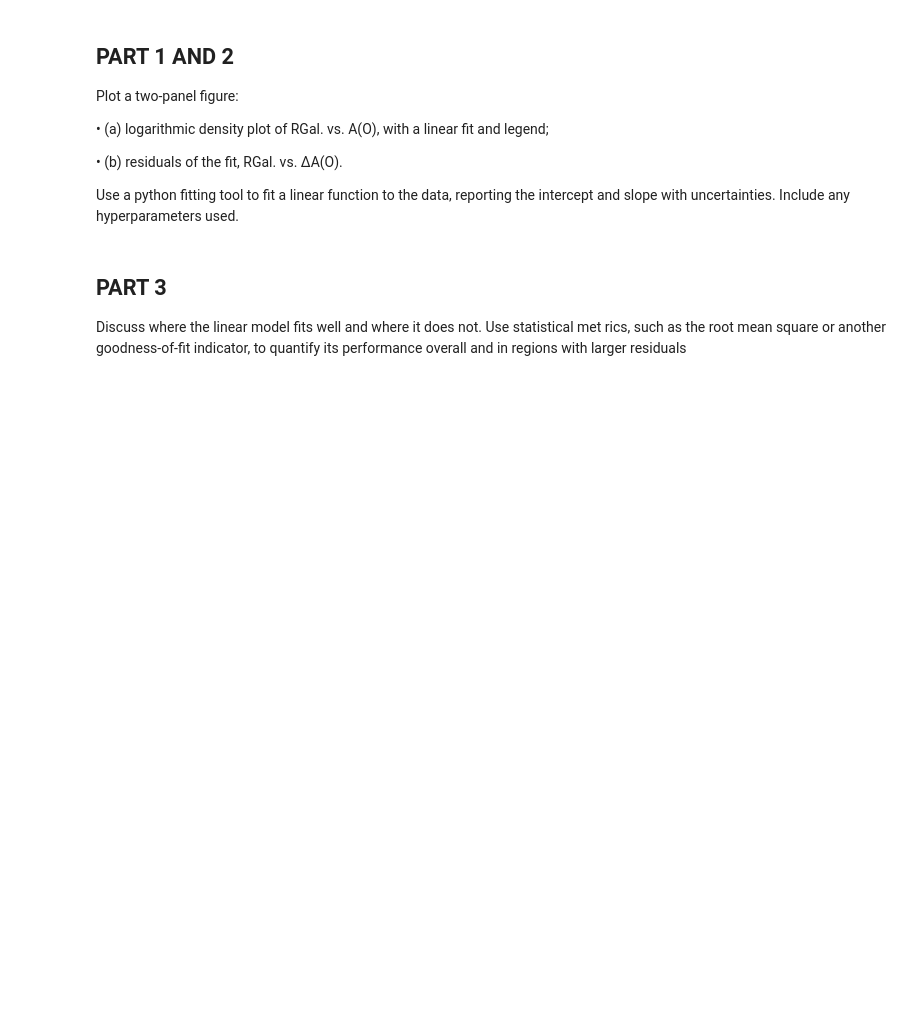
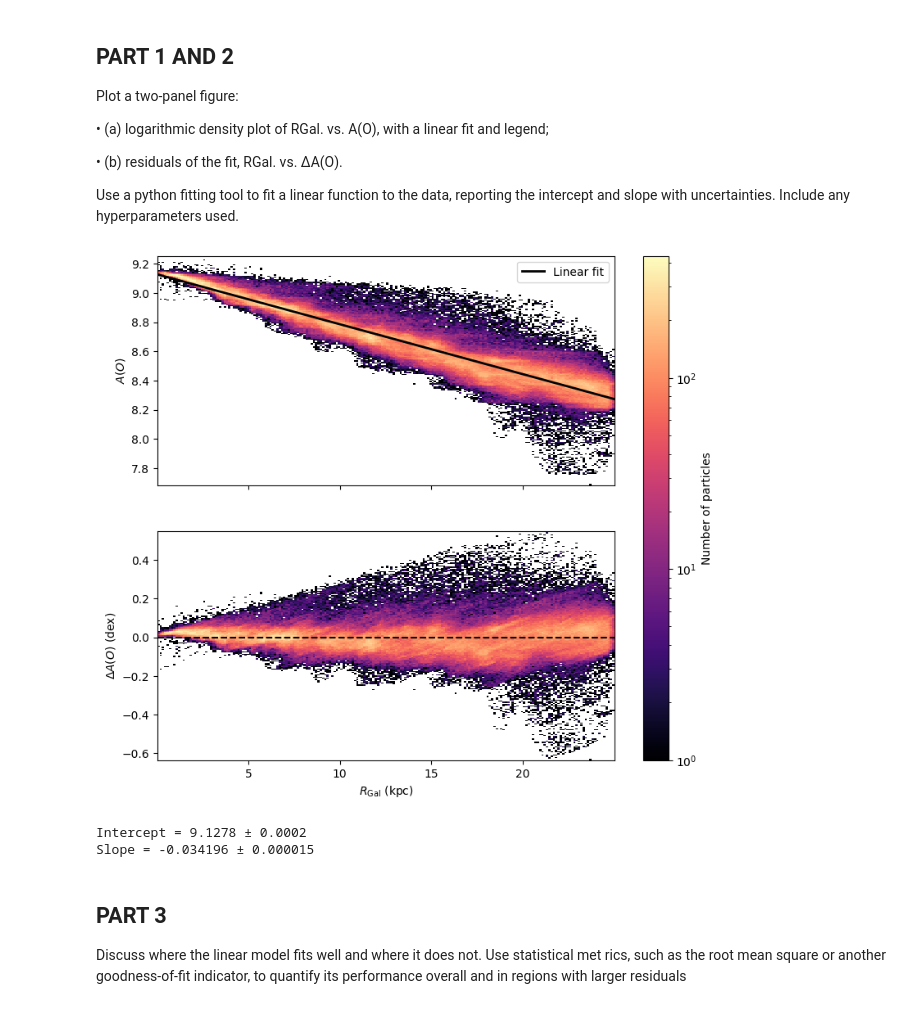
Before and after one commit to u7678360/ASTR4004-Assignment-2, a Jupyter notebook: Question 3.ipynb, the cells around one changed output. Drawn from its saved outputs; the diff is of its cells as text; code cells hidden in the pictures; blank space fills up the shorter version.

Commit message:
Completed parts 1, 2, 4, and 5 of Question 3. Added data file for Question 3.

```diff
--- a/Question 3.ipynb
+++ b/Question 3.ipynb
@@ -14,6 +18,58 @@ Plot a two-panel figure:
 
 Use a python fitting tool to fit a linear function to the data, reporting the intercept and
 slope with uncertainties. Include any hyperparameters used.
+# %%
+# Initialise data
+file = "data/nihao_uhd_simulation_g8.26e11_xyz_positions_and_oxygen_ao.fits"
+data = fits.getdata(file, ext=1)
+x = np.array(data["x"], dtype=float)
+y = np.array(data["y"], dtype=float)
+A_O = np.array(data["A_O"], dtype=float)
+R_Gal = np.sqrt(x**2 + y**2)
+
+# Calculate linear fit using Scipy linear regression
+fit = linregress(R_Gal, A_O)
+slope = fit.slope
+intercept = fit.intercept
+slope_unc = fit.stderr
+intercept_unc = fit.intercept_stderr
+
+# Calculate fitted A(O) and residuals
+A_O_fit = intercept + slope * R_Gal
+residuals = A_O - A_O_fit
+
+# Create line of best fit
+R_line = np.linspace(0, 25, 200)
+A_O_fit_line = slope * R_line + intercept
+
+# Create the two-panel figure
+fig, (ax1, ax2) = plt.subplots(2, 1, figsize=(9, 8), sharex=True)
+
+# Plot 1 - Logarithmic density plot of RGal. vs. A(O)
+density_plot = ax1.hist2d(R_Gal, A_O, bins=200, norm=LogNorm(), cmap="magma")
+ax1.plot(R_line, A_O_fit_line, color="black", linewidth=2, label="Linear fit") #linear fit
+
+# Plot 2 - Residuals of fit
+residual_density = ax2.hist2d(R_Gal, residuals, bins=200, norm=LogNorm(), cmap="magma")
+ax2.axhline(0, color="black", linestyle="--") # Zero line
+
+ax1.set_ylabel("$A(O)$")
+ax1.legend()
+ax2.set_xlabel(r"$R_{\rm Gal}$ (kpc)")
+ax2.set_ylabel(r"$\Delta A(O)$ (dex)")
+
+# Add colourbar
+colourbar = fig.colorbar(density_plot[3], ax=[ax1, ax2])
+colourbar.set_label("Number of particles")
+# %% [output]
+[figure, added]
+# %%
+# Report intercept and slope with uncertainties
+print(f"Intercept = {intercept:.4f} ± {intercept_unc:.4f}")
+print(f"Slope = {slope:.6f} ± {slope_unc:.6f}")
+# %% [output]
+Intercept = 9.1278 ± 0.0002
+Slope = -0.034196 ± 0.000015
 # %% [markdown]
 ## PART 3
 
```
Also changed, not shown: parts of 4 cells of this notebook, 6 other files.
